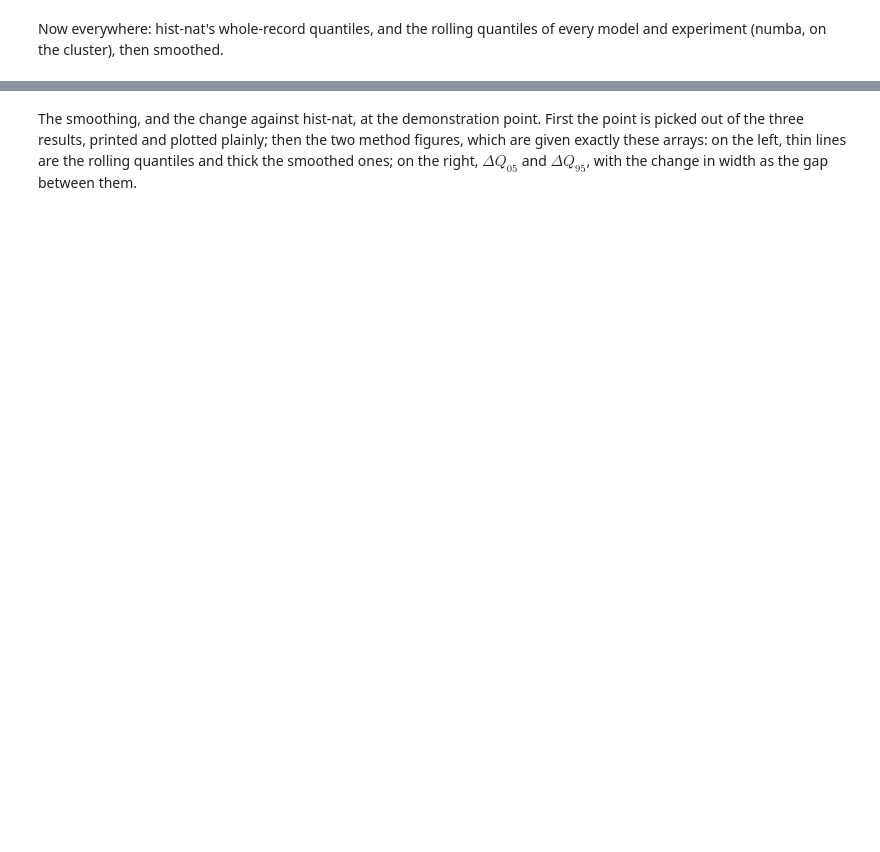
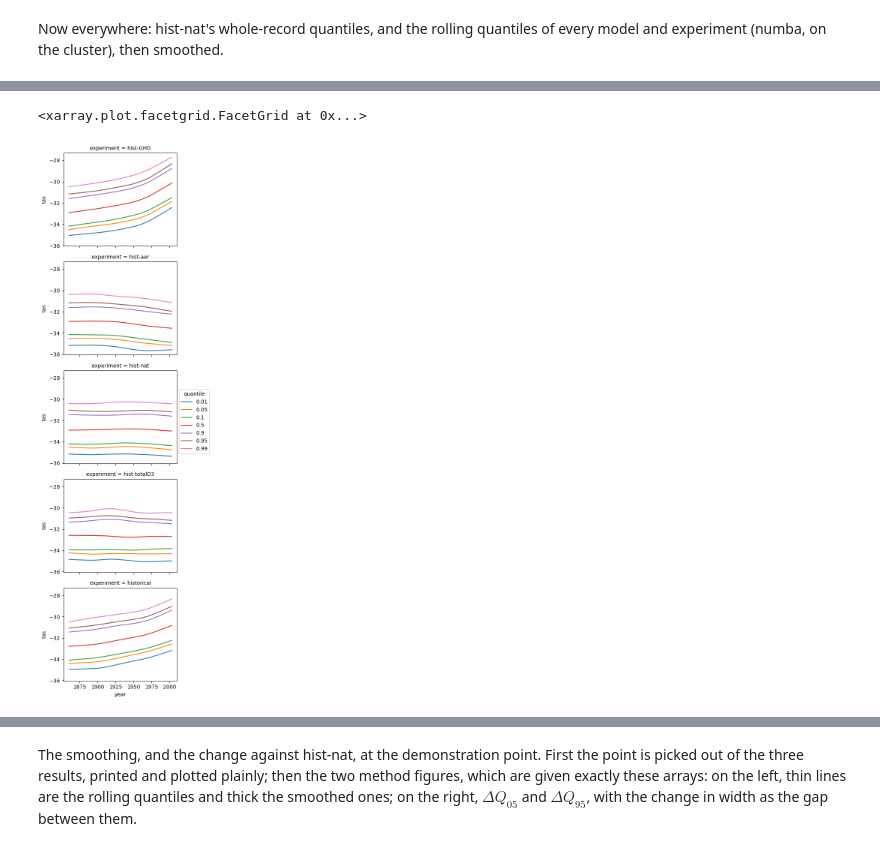
Before and after one commit to alexborowiak/ExtAnt-initial, a Jupyter notebook: notebooks/03_forced_response.ipynb, the cells around one changed output, grey strips where cells are left out. Cells and saved outputs as stored; diff of their text form; code cells hidden in the pictures; blank space fills up the shorter version.

```diff
--- a/notebooks/03_forced_response.ipynb
+++ b/notebooks/03_forced_response.ipynb
@@ -219,0 +287,7 @@ smooth_quantiles_ds = qc.lowess_matrix_xarray(rolling_quantiles_ds).compute()
+# %%
+smooth_quantiles_ds = smooth_quantiles_ds.dropna(dim='year')
+# %%
+smooth_quantiles_ds.tas.isel(model=0, season=0, lat=0, lon=0).plot(row='experiment', hue='quantile')
+# %% [output]
+<xarray.plot.facetgrid.FacetGrid at 0x...>
+[figure, added]
```
Also changed, not shown: parts of 72 cells of this notebook.
